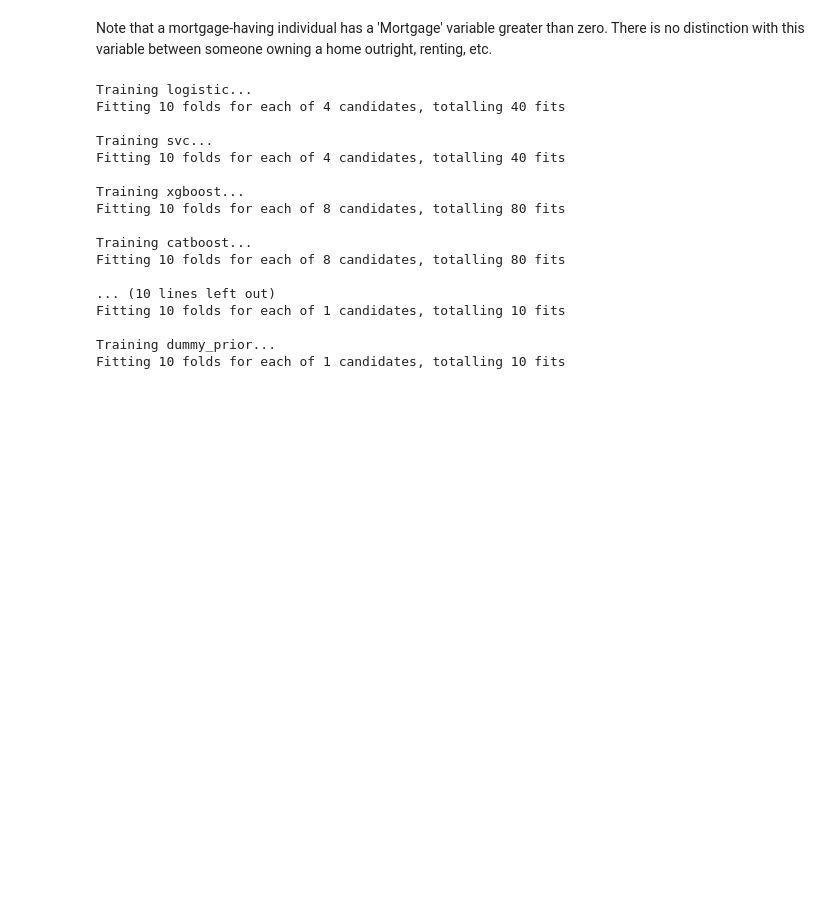
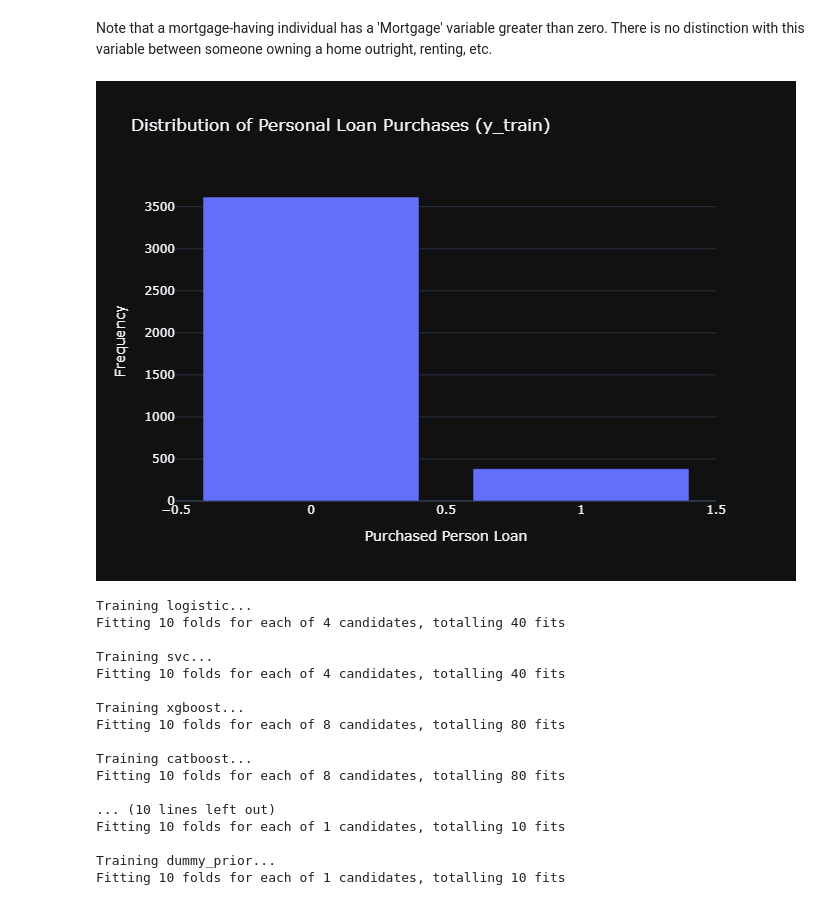
Before and after one commit to Brandon-Pipher/Brandon-Pipher.github.io, a Jupyter notebook: content/post/2025-07-06-Bank-Loan-Modeling/index.ipynb, the cells around one changed output. Saved outputs shown, nothing was run; the diff lists cells and outputs as text; code cells hidden in the pictures; blank space fills up the shorter version.

Commit message:
plot fix

```diff
--- a/content/post/2025-07-06-Bank-Loan-Modeling/index.ipynb
+++ b/content/post/2025-07-06-Bank-Loan-Modeling/index.ipynb
@@ -142,16 +154,21 @@ X_train, X_test, y_train, y_test = train_test_split(X, y, stratify=y, test_size=
 # %%
 # Convert Series to DataFrame
 df_plot = y_train.value_counts().reset_index()
 df_plot.columns = ['Purchased Person Loan', 'Frequency']
 
 # Plotting training target variable
 fig = px.bar(
     data_frame = df_plot,
     x = 'Purchased Person Loan',
     y = 'Frequency',
     title = 'Distribution of Personal Loan Purchases (y_train)',
     template = 'plotly_dark'
 )
+
+fig.write_image('fig1.png')
+display(Image(filename="fig1.png"))
+# %% [output]
+[figure, added]
 # %%
 # Identify columns for preprocessing
 categorical_cols = X.select_dtypes(include=['object', 'category']).columns.tolist()
```
Also changed, not shown: parts of 6 cells of this notebook, 9 other files.
